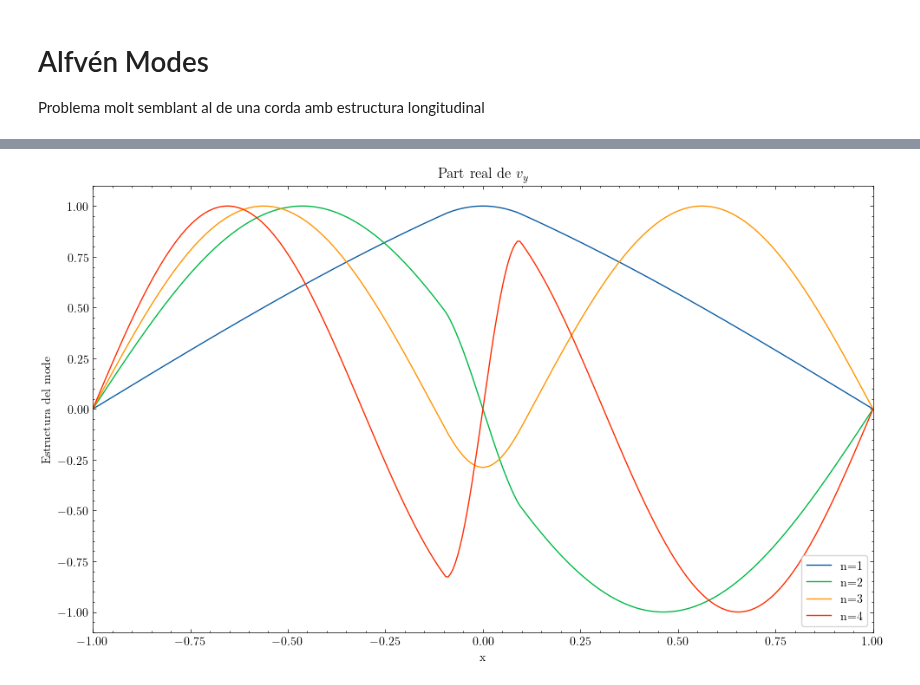
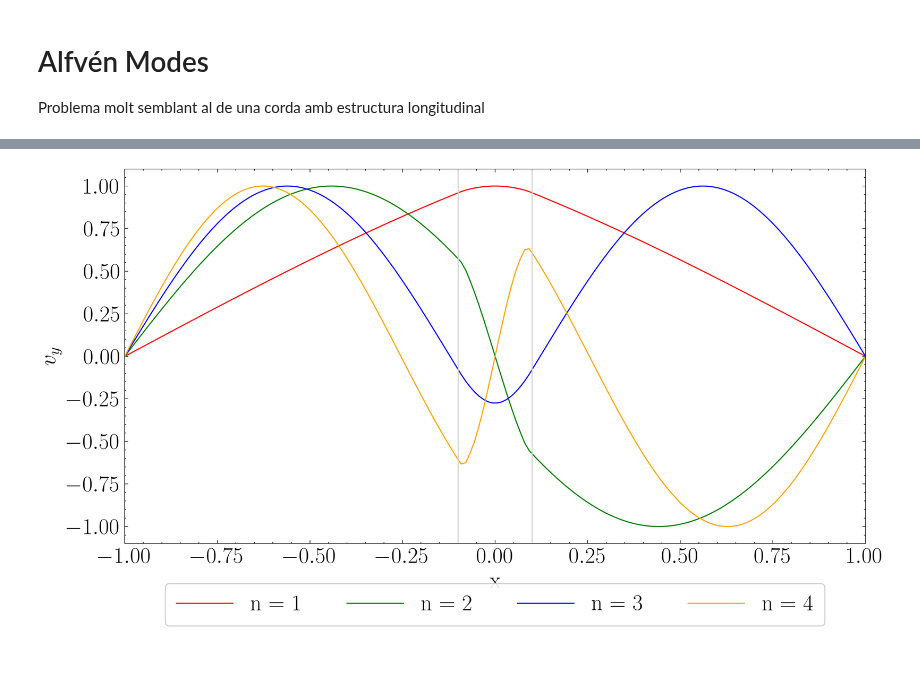
Before and after one commit to JoanRibotOliver/TFG, a Jupyter notebook: Alfvén modes.ipynb, the cells around one changed output, grey strips where cells are left out. Drawn from its saved outputs; the diff is of its cells as text; code cells hidden in the pictures; blank space fills up the shorter version.

Commit message:
Canvis en els plots

```diff
--- a/Alfvén modes.ipynb
+++ b/Alfvén modes.ipynb
@@ -7,10 +7,24 @@ import numpy as np
 import matplotlib.pyplot as plt
 import dedalus.public as d3
 from scipy.optimize import fsolve
-import logging
-logger = logging.getLogger(__name__)
 import scienceplots
 plt.style.use('science')
+plt.rcParams.update({
+    "font.size": 20,           # Match LaTeX body text (12pt)
+    #"font.weight": "bold",     # Match LaTeX body text (bold)
+    "axes.titlesize": 20,      # Title font size
+    "axes.labelsize": 20,      # Axis label font size
+    #"axes.labelweight": "bold",# Axis label weight
+    "xtick.labelsize": 20,     # X tick label font size
+    "ytick.labelsize": 20,     # Y tick label font size
+    "legend.fontsize": 20,     # Legend font size
+    "figure.dpi": 300,         # High DPI for sharpness
+    #"font.family": "serif",    # Optional: match LaTeX font
+    "mathtext.fontset": "cm",  # Optional: Computer Modern math
+    "text.usetex": True,                # Use LaTeX for all text
+    #"font.serif": ["Computer Modern"],  # Use Computer Modern (LaTeX default)
+})
+
 
 
 
@@ -47,7 +61,7 @@ def get_eigenvalues(Nevals):
 
 
 """ Paràmetres """
-Nx = 128*4 # amb 32 ja no és smooth...
+Nx = 128*2 # amb 32 ja no és smooth...
 dtype = np.complex128 # malla en la que es treballa: 128 complexes, ja que hem definit Nx = 128
 
 
@@ -120,7 +134,7 @@ problem.add_equation("v(x=xmax) = 0")
 
 """ Solve """
 solver = problem.build_solver()
-print(solver.subproblems)
+# print(solver.subproblems)
 solver.solve_dense(solver.subproblems[0])
 evals = np.sort(solver.eigenvalues)
 
@@ -154,22 +168,29 @@ print("Relative error (resta norm.):", relative_error[:5])
 
 
 """ Plot """
-# Plot error
-plt.figure(figsize=(10, 6))
+### Plot error ###
+plt.figure(figsize=(11, 7))
 plt.semilogy(n, relative_error, '.')
-plt.xlabel("Eigenvalue number")
-plt.ylabel("Relative eigenvalue error")
+plt.xlabel("Nombre de l'autovalor")
+plt.ylabel(fr"Error relatiu $(\eta)$")
+#plt.title("Eigenvalue error")
 plt.tight_layout()
-plt.title("Eigenvalue error")
-plt.savefig("eigenvalue_error_vA.png", dpi=300)
+plt.savefig("eigenvalue_error_vA.png", dpi=300, bbox_inches='tight')
+plt.show()
 
 
+### Define colors for the lines ###
+colors = ['red', 'green', 'blue', 'orange', 'purple', 'brown', 'pink', 'gray']
 
+### Eigenvalues to plot ###
 N_min_modes = 1
 N_max_modes = 5
-# Plot real part of v10y
-plt.figure(figsize=(10, 6))
+
+### Plot real part of v10y ###
+plt.figure(figsize=(11, 7))
 x = dist.local_grid(xbasis)
+lines = []
+labels = []
 ##print("Eigenvalues whose eigenfunctions are plotted, real and imaginary parts")
 for n, idx in enumerate(np.argsort(solver.eigenvalues)[N_min_modes:N_max_modes], start=1):
    ##if solver.eigenvalues[idx].real > 0:
@@ -177,14 +198,39 @@ for n, idx in enumerate(np.argsort(solver.eigenvalues)[N_min_modes:N_max_modes],
 
    solver.set_state(idx, solver.subsystems[0])
    vg = (v['g']).real / (v['g'][1]).real
-   plt.plot(x, vg/np.max(np.abs(vg)), label=f"n={n}")
+   line, = plt.plot(x, vg/np.max(np.abs(vg)), label=f"n = {n}", color=colors[n % len(colors) - 1])
+   lines.append(line)
+   labels.append(f"n = {n}")
+
 plt.xlim(xmin, xmax)
-plt.legend(loc="lower right", frameon=True)
-plt.ylabel(r"Estructura del mode")
+plt.ylabel(r"${v}_{y}$")
 plt.xlabel(r"x")
-plt.title(r"Part real de $v_{y}$")
-plt.tight_layout()
-plt.savefig("Alfvén.png", dpi=300)
+#plt.title(r"Part real de $v_{y}$")
+yticks = np.arange(-1.0, 1.25, 0.25)
+plt.yticks(yticks)
+plt.axvline(x=-xp, color='lightgrey', linestyle='-', linewidth=1)
+plt.axvline(x=xp, color='lightgrey', linestyle='-', linewidth=1)
+
+plt.legend(
+    handles=lines,
+    labels=labels,
+    loc='lower center',
+    bbox_to_anchor=(0.5, -0.25),# Centered, just below the x axis
+    ncol=len(lines),            # One column per mode for a wide legend
+    frameon=True,
+    fontsize=20,
+    title_fontsize=20,
+    handlelength=2.5,
+    handleheight=0.5,
+    borderpad=0.5,
+    borderaxespad=0.5,
+    labelspacing=0.1,
+    framealpha=0.9
+)
+
+plt.savefig("modes_Alfvén.png", dpi=300, bbox_inches='tight')
+plt.tight_layout(rect=[0, 0.08, 1, 1])
+plt.show()
 
 """ Plot imag part of v10y
 plt.figure(figsize=(10, 6))
@@ -229 +273 @@ Relative error (resta norm.): [0.02256217 0.01882644 0.00102638 0.05007267 0.007
-[figure, old version]
+[figure, new version]
```
Also changed, not shown: parts of 1 cell of this notebook, 11 other files.
